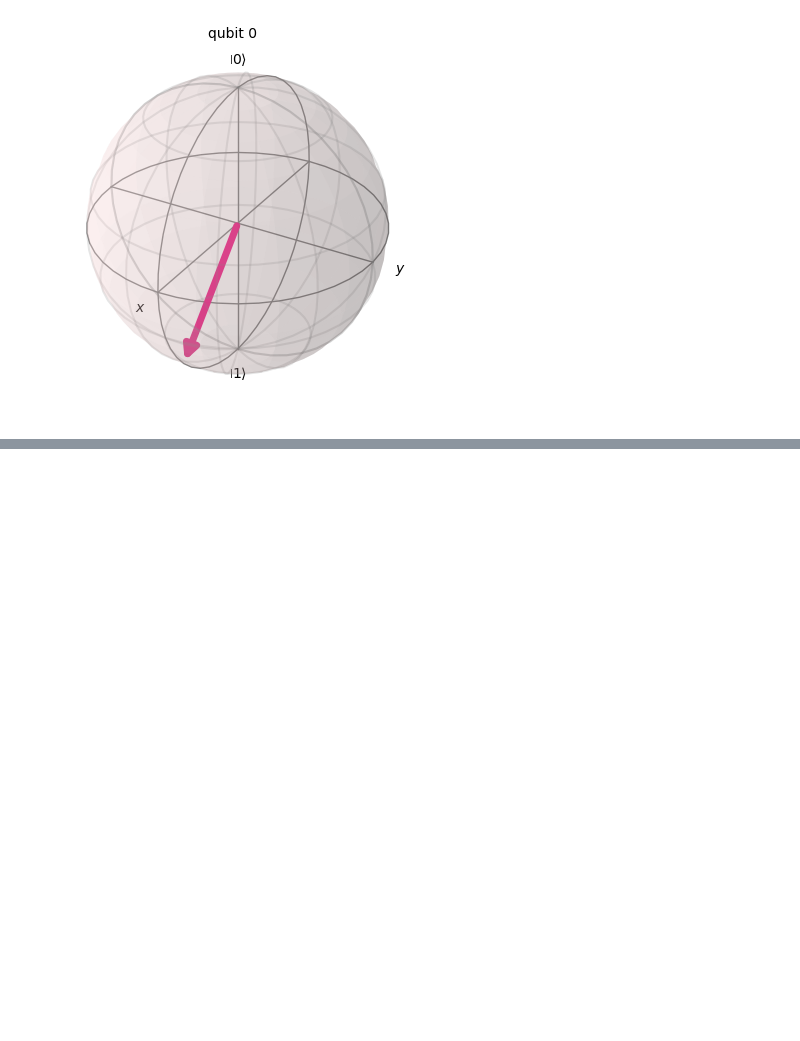
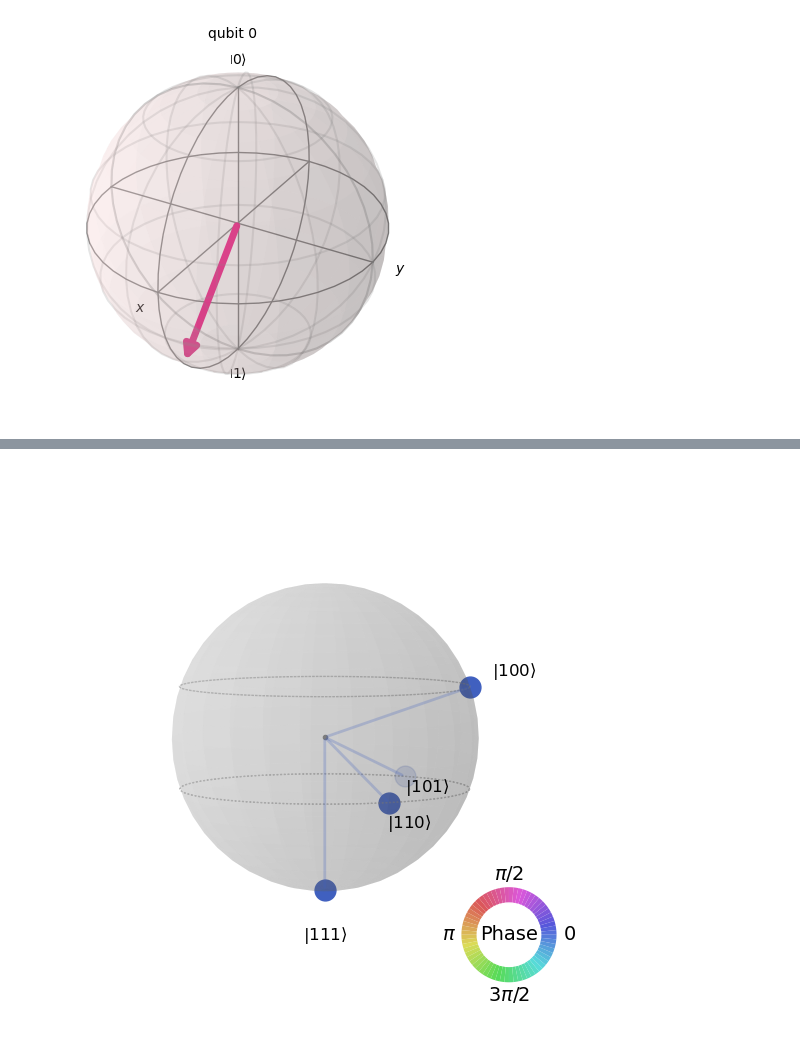
Before and after one commit to VRGQuantumTech/learning_qiskit, a Jupyter notebook: exam_exercices.ipynb, the cells around one changed output, grey strips where cells are left out. Saved outputs shown, nothing was run; the diff lists cells and outputs as text; code cells hidden in the pictures; blank space fills up the shorter version.

```diff
--- a/exam_exercices.ipynb
+++ b/exam_exercices.ipynb
@@ -145,0 +183,6 @@ qc = QuantumCircuit(inp_reg, ancilla)
+# %%
+from qiskit.visualization import plot_state_qsphere, plot_bloch_multivector
+
+plot_state_qsphere(qc_state)
+# %% [output]
+[figure, added]
```
Also changed, not shown: parts of 11 cells of this notebook.
